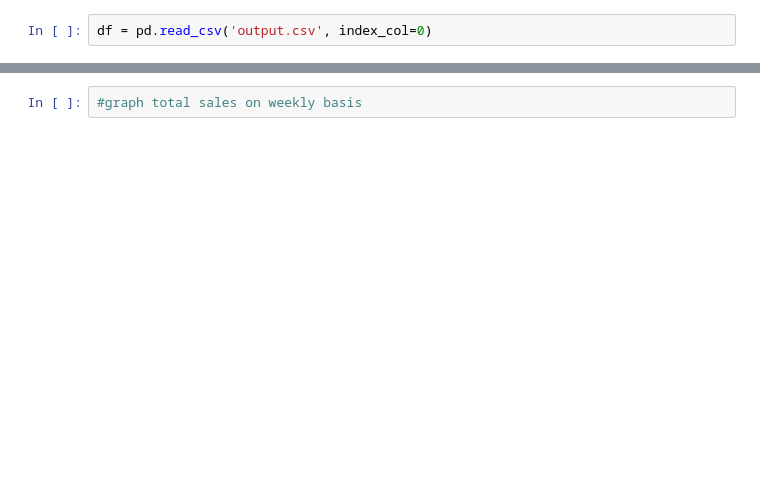
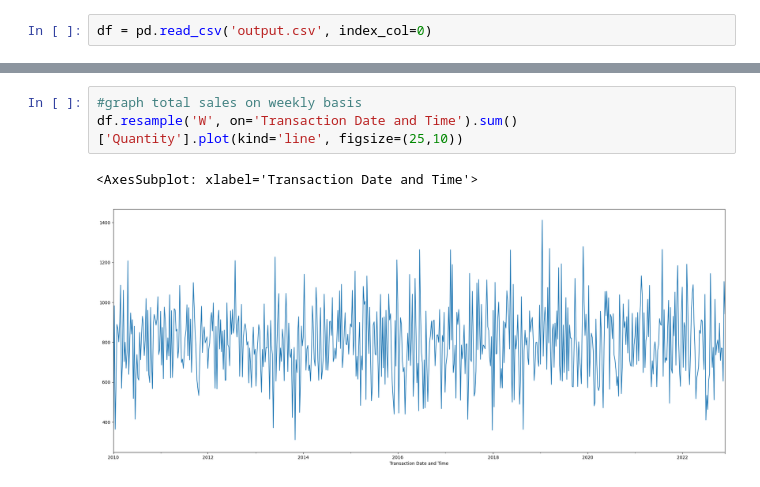
Before and after one commit to Nasibul/e-commerce, a Jupyter notebook: Untitled.ipynb, the cells around one changed output, grey strips where cells are left out. Cells and saved outputs as stored; diff of their text form; blank space fills up the shorter version.

```diff
--- a/Untitled.ipynb
+++ b/Untitled.ipynb
@@ -94,2 +85,6 @@ Name: Quantity, dtype: int64
 # %%
 #graph total sales on weekly basis
+df.resample('W', on='Transaction Date and Time').sum()['Quantity'].plot(kind='line', figsize=(25,10))
+# %% [output]
+<AxesSubplot: xlabel='Transaction Date and Time'>
+[figure, added]
```
Also changed, not shown: parts of 12 cells of this notebook.
